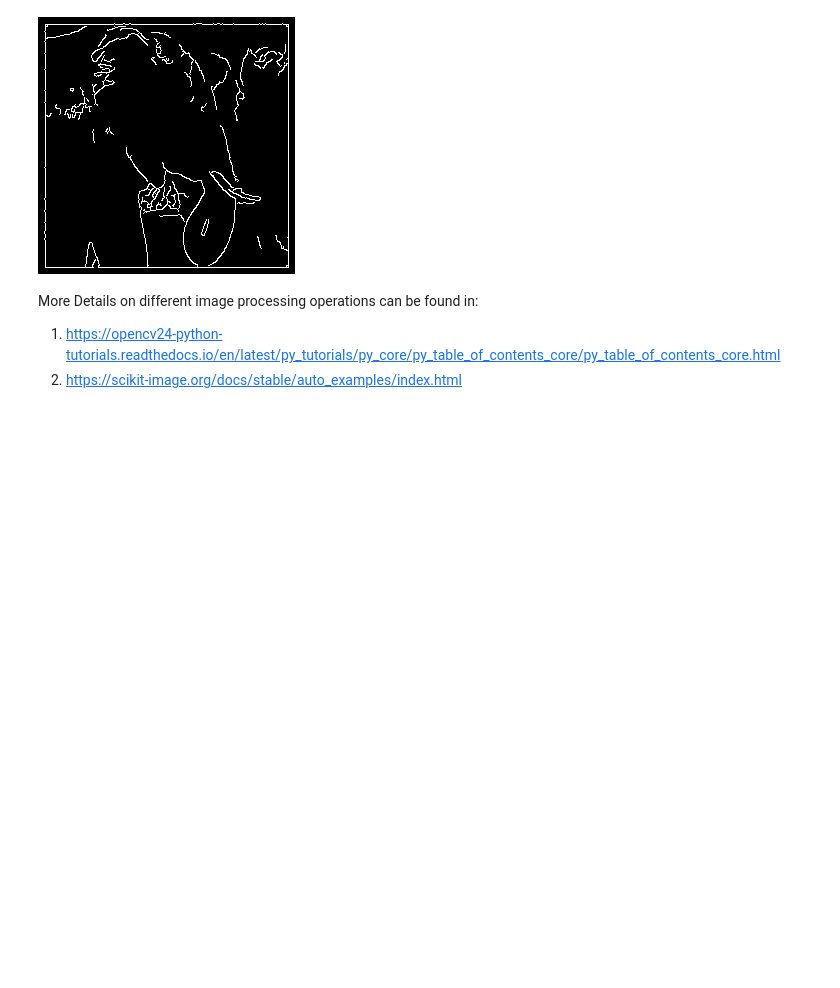
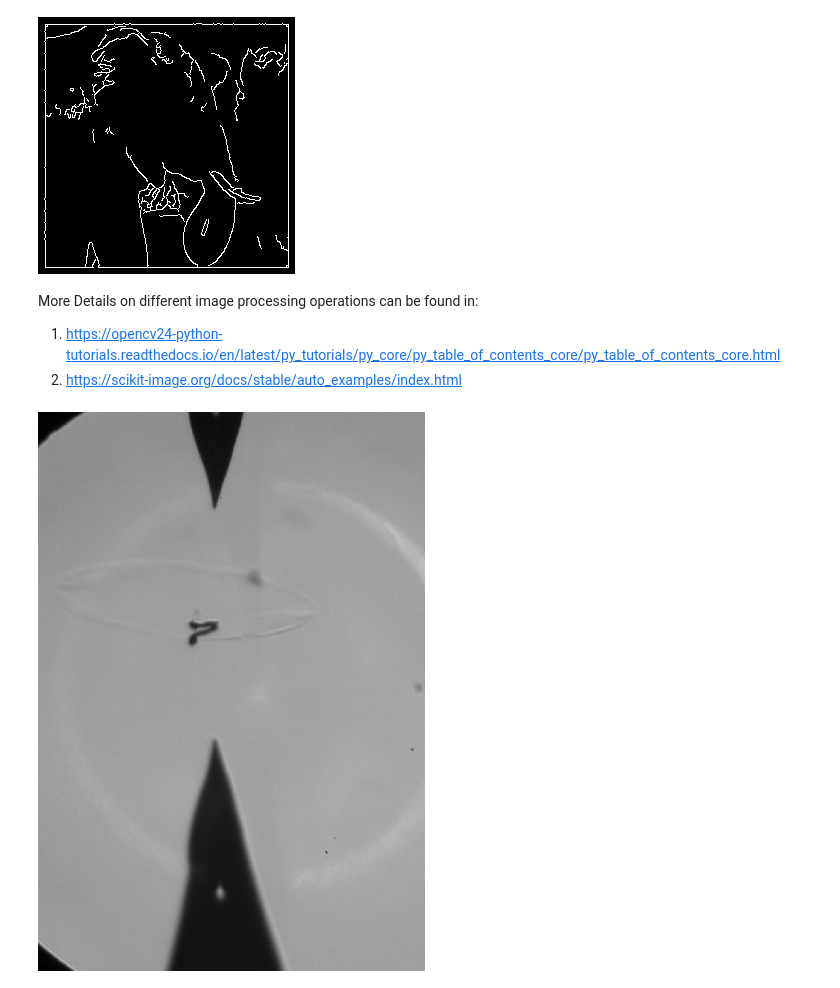
Before and after one commit to charchit/Presentation, a Jupyter notebook: OpenCV/OpenCV.ipynb, the cells around one changed output. Cells and saved outputs as stored; diff of their text form; code cells hidden in the pictures; blank space fills up the shorter version.

```diff
--- a/OpenCV/OpenCV.ipynb
+++ b/OpenCV/OpenCV.ipynb
@@ -222,0 +299,5 @@ More Details on different image processing operations can be found in:
+# %%
+image = cv2.imread("screenshot_105.png")
+cv2_imshow(image)
+# %% [output]
+[figure, added]
```
Also changed, not shown: parts of 11 cells of this notebook.
